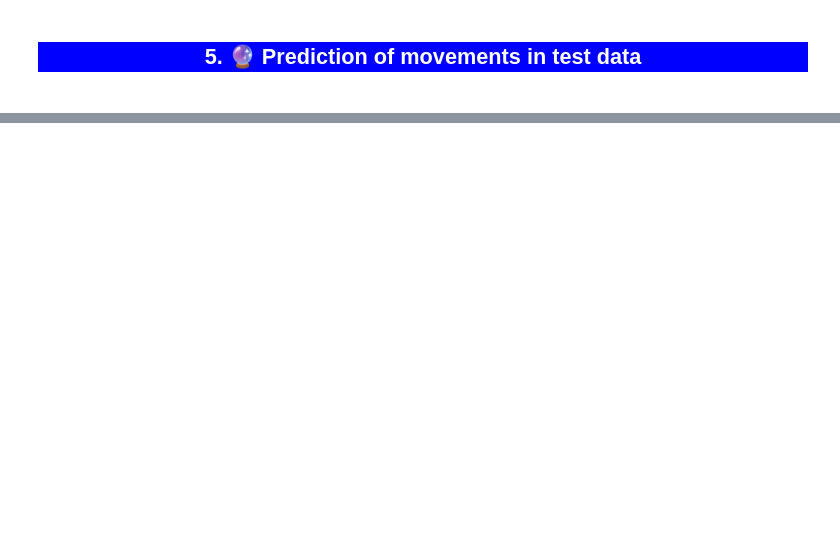
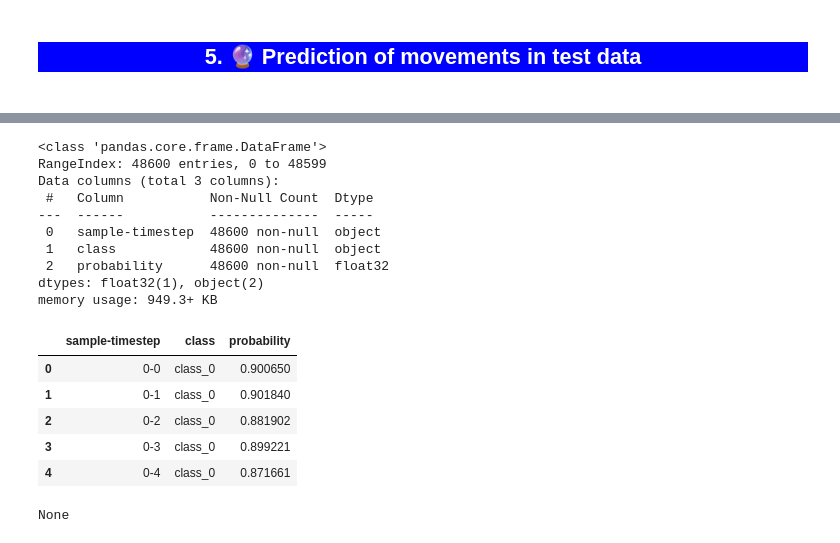
Before and after one commit to annamalkova8/Motorica-internship-task, a Jupyter notebook: motorica-internship-task.ipynb, the cells around one changed output, grey strips where cells are left out. Drawn from its saved outputs; the diff is of its cells as text; code cells hidden in the pictures; blank space fills up the shorter version.

```diff
--- a/motorica-internship-task.ipynb
+++ b/motorica-internship-task.ipynb
@@ -542,17 +546,36 @@ print(predictions.shape)
 # %%
 flat_predictions = predictions.reshape(-1, n_classes)
 flat_indices = np.array([[f"{i}-{j}" for j in range(n_timesteps)] for i in range(predictions.shape[0])]).reshape(-1)
 
 # Create a DataFrame
 df_predictions = pd.DataFrame(data=flat_predictions, columns=[f"class_{i}" for i in range(n_classes)])
 
 # Add "sample-timestep" column
 df_predictions["sample-timestep"] = flat_indices
 
 # Reorder columns
 df_predictions = df_predictions[["sample-timestep"] + [f"class_{i}" for i in range(n_classes)]]
 
 # Melt the DataFrame to have only two columns
 df_predictions = pd.melt(df_predictions, id_vars=["sample-timestep"], var_name="class", value_name="probability")
 
-(df_predictions.head())
+display(df_predictions.head(),
+        df_predictions.info())
+# %% [output]
+<class 'pandas.core.frame.DataFrame'>
+RangeIndex: 48600 entries, 0 to 48599
+Data columns (total 3 columns):
+ #   Column           Non-Null Count  Dtype
+---  ------           --------------  -----
+ 0   sample-timestep  48600 non-null  object
+ 1   class            48600 non-null  object
+ 2   probability      48600 non-null  float32
+dtypes: float32(1), object(2)
+memory usage: 949.3+ KB
+|  | sample-timestep | class | probability |
+| 0 | 0-0 | class_0 | 0.900650 |
+| 1 | 0-1 | class_0 | 0.901840 |
+| 2 | 0-2 | class_0 | 0.881902 |
+| 3 | 0-3 | class_0 | 0.899221 |
+| 4 | 0-4 | class_0 | 0.871661 |
+None
```
Also changed, not shown: parts of 13 cells of this notebook.
